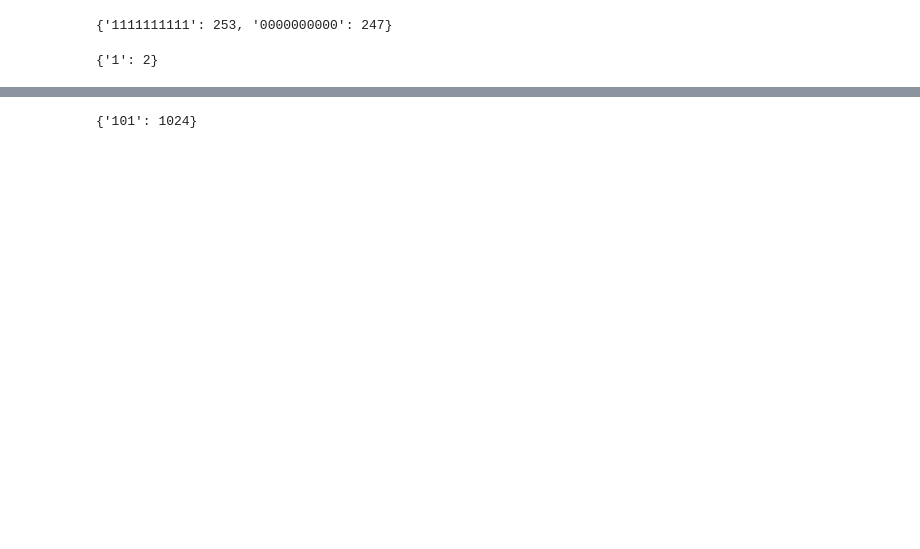
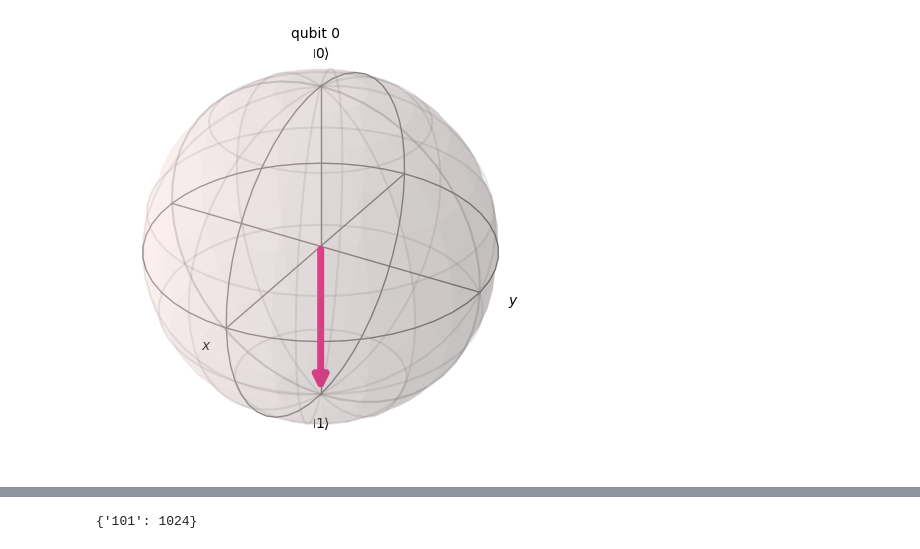
Before and after one commit to kparajul/Qiskit-Learning, a Jupyter notebook: doSomething.ipynb, the cells around one changed output, grey strips where cells are left out. Drawn from its saved outputs; the diff is of its cells as text; code cells hidden in the pictures; blank space fills up the shorter version.

Commit message:
Mostly practice using hadamard, pauli's x,y,z gates and cnot gate

```diff
--- a/doSomething.ipynb
+++ b/doSomething.ipynb
@@ -5,41 +5,25 @@ from qiskit.visualization import plot_histogram
 from qiskit_aer import AerSimulator, StatevectorSimulator
-# %%
-# Hadamard gate loop
-def hadamardLoop(n):
-    qc = QuantumCircuit(n,n)
-    qc.h(0)
-    for i in range (n-1):
-        qc.cx(0, i+1)
-    qc.measure(range(n), range(n))
-    return qc
-
-
-qc = hadamardLoop(10)
-simulator = AerSimulator()
-compiledCircuit = transpile(qc, simulator)
-result = simulator.run(compiledCircuit, shots = 500).result()
-counts = result.get_counts()
-print(counts)
-# %% [output]
-{'1111111111': 253, '0000000000': 247}
-# %%
-# Flipping bits
-
-qr = QuantumRegister(1)
-cr = ClassicalRegister(1)
-circuit = QuantumCircuit(qr, cr)
-
-# X gate, acts like a classical NOT gate
-circuit.x(qr)
-
-# circuit.y(qr)
-# circuit.z(qr)
-circuit.measure(qr, cr)
-
-simulator = AerSimulator()
-compiledCircuit = transpile(circuit, simulator)
-result = simulator.run(compiledCircuit, shots = 2).result()
-counts = result.get_counts()
-print(counts)
-# %% [output]
-{'1': 2}
+# %%
+# Flipping bits (Pauli's X Gate)
+
+# Here we know that this is a qbit initialized at state 0
+# Classical register is needed to store the measured position of the qbit when it collapses
+qr = QuantumRegister(1)
+cr = ClassicalRegister(1)
+circuit = QuantumCircuit(qr, cr)
+
+# X gate, acts like a classical NOT gate
+circuit.x(qr)
+
+# circuit.y(qr)
+# circuit.z(qr)
+circuit.measure(qr, cr)
+
+simulator = StatevectorSimulator()
+compiledCircuit = simulator.run(circuit).result()
+compiledCircuit.data()
+statevec = compiledCircuit.get_statevector()
+array_to_latex(statevec)
+plot_bloch_multivector(statevec)
+# %% [output]
+[figure, added]
```
Also changed, not shown: parts of 5 cells of this notebook, 2 other files.
